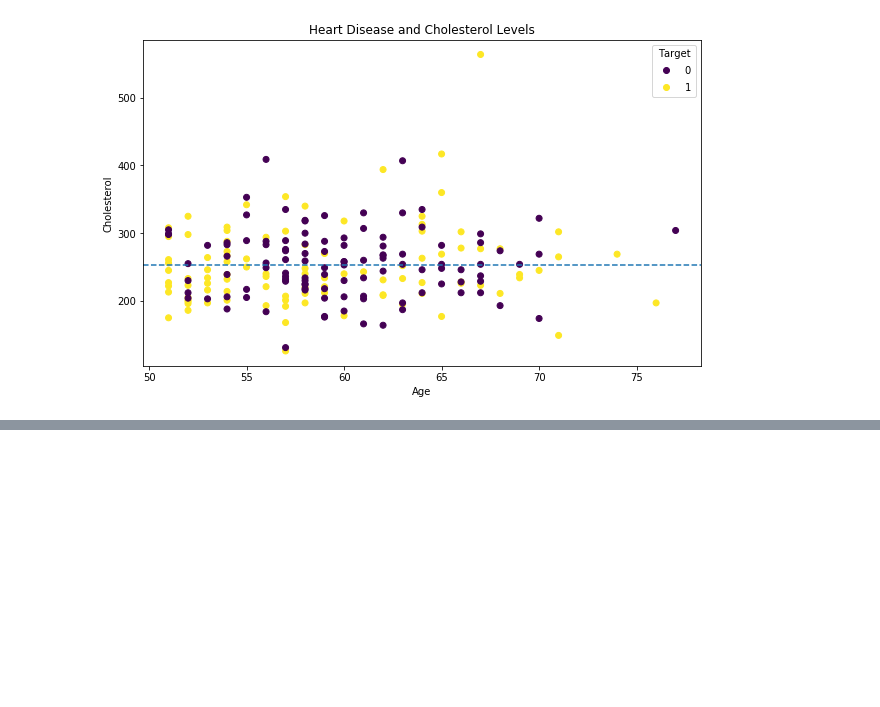
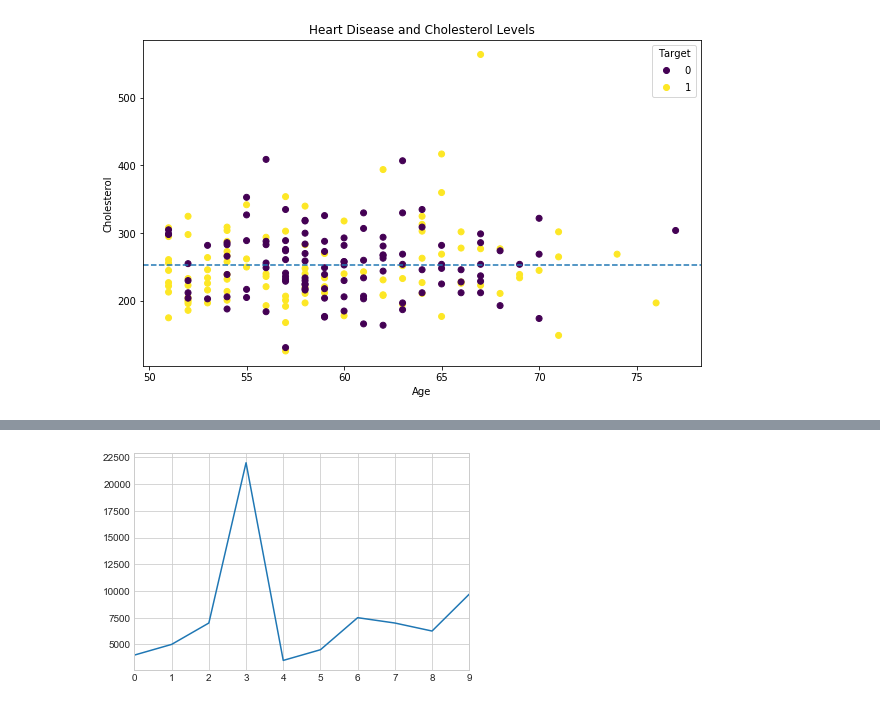
Before and after one commit to Sirivasv/ZTM_ML, a Jupyter notebook: introduction-to-matplotlib.ipynb, the cells around one changed output, grey strips where cells are left out. Saved outputs shown, nothing was run; the diff lists cells and outputs as text; code cells hidden in the pictures; blank space fills up the shorter version.

```diff
--- a/introduction-to-matplotlib.ipynb
+++ b/introduction-to-matplotlib.ipynb
@@ -443,0 +528,6 @@ ax.axhline(over_50["chol"].mean(),
+# %%
+plt.style.use("seaborn-whitegrid")
+# %%
+car_sales["Price"].plot();
+# %% [output]
+[figure, added]
```
Also changed, not shown: parts of 27 cells of this notebook, 5 other files.
